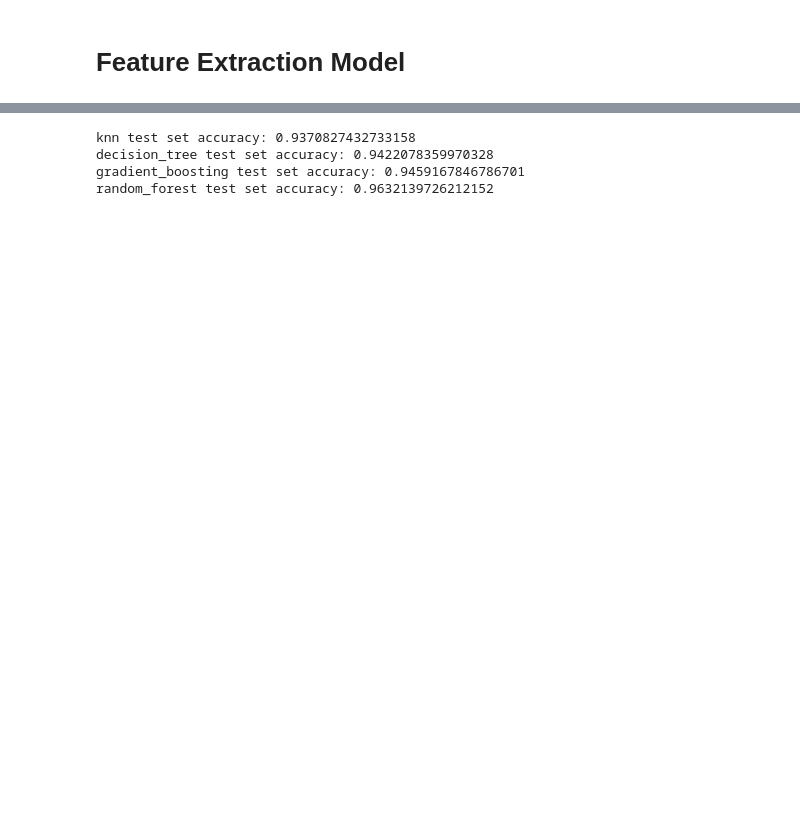
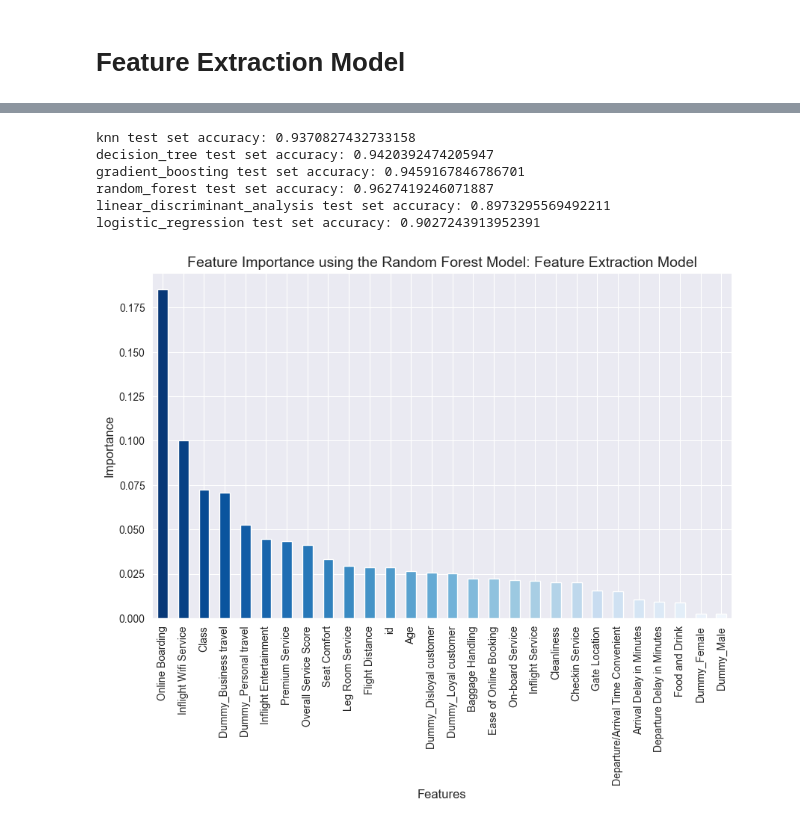
Before and after one commit to alexandra-pritoula/airline_passenger_satisfaction, a Jupyter notebook: Notebooks/model_training_and_evaluation.ipynb, the cells around one changed output, grey strips where cells are left out. Drawn from its saved outputs; the diff is of its cells as text; code cells hidden in the pictures; blank space fills up the shorter version.

```diff
--- a/Notebooks/model_training_and_evaluation.ipynb
+++ b/Notebooks/model_training_and_evaluation.ipynb
@@ -203,7 +201,9 @@ plt.show()
 models = {'knn': KNeighborsClassifier(),
           'decision_tree': DecisionTreeClassifier(),
           'gradient_boosting': GradientBoostingClassifier(),
-          'random_forest': RandomForestClassifier()}
+          'random_forest': RandomForestClassifier(),
+          'linear_discriminant_analysis': LinearDiscriminantAnalysis(),
+          'logistic_regression': LogisticRegression()}
 
 # for name, model in models.items():
      # model.fit(X_train_scaled, y_train)
@@ -305,7 +307,9 @@ plt.show()
 models = {'knn': KNeighborsClassifier(),
           'decision_tree': DecisionTreeClassifier(),
           'gradient_boosting': GradientBoostingClassifier(),
-          'random_forest': RandomForestClassifier()}
+          'random_forest': RandomForestClassifier(),
+          'linear_discriminant_analysis': LinearDiscriminantAnalysis(),
+          'logistic_regression': LogisticRegression()}
 
 # for name, model in models.items():
      # model.fit(X_train_scaled, y_train)
@@ -317,6 +321,35 @@ models = {'knn': KNeighborsClassifier(),
          # pickle.dump(model, file)
 # %% [output]
 knn test set accuracy: 0.9370827432733158
-decision_tree test set accuracy: 0.9422078359970328
+decision_tree test set accuracy: 0.9420392474205947
 gradient_boosting test set accuracy: 0.9459167846786701
-random_forest test set accuracy: 0.9632139726212152
+random_forest test set accuracy: 0.9627419246071887
+linear_discriminant_analysis test set accuracy: 0.8973295569492211
+logistic_regression test set accuracy: 0.9027243913952391
+# %%
+# Dictionary to store loaded models:
+loaded_models = {}
+
+# Loading the saved models:
+for name in models.keys():
+    model_pkl_file = '../Models/Model_3/{}.pkl'.format(name)
+    with open(model_pkl_file, 'rb') as file:
+        loaded_models[name] = pickle.load(file)
+
+# Plotting feature importance using random_forest:
+if 'random_forest' in loaded_models:
+    model_rf = loaded_models['random_forest']
+    importance = pd.Series(model_rf.feature_importances_, index=X_train.columns)
+    colors = list(reversed(sns.color_palette("Blues", len(importance))))
+    ax = importance.sort_values(ascending=False).plot(kind='bar', color=colors, figsize=(10, 6))
+
+    # Customising the plot:
+    ax.set_xlabel('Features', fontsize=12)
+    ax.set_ylabel('Importance', fontsize=12)
+    ax.set_title('Feature Importance using the Random Forest Model: Feature Extraction Model', fontsize=14)
+    ax.tick_params(axis='both', labelsize=10)
+    plt.show()
+else:
+    print("Random Forest model is not loaded.")
+# %% [output]
+[figure, added]
```
Also changed, not shown: parts of 8 cells of this notebook.
